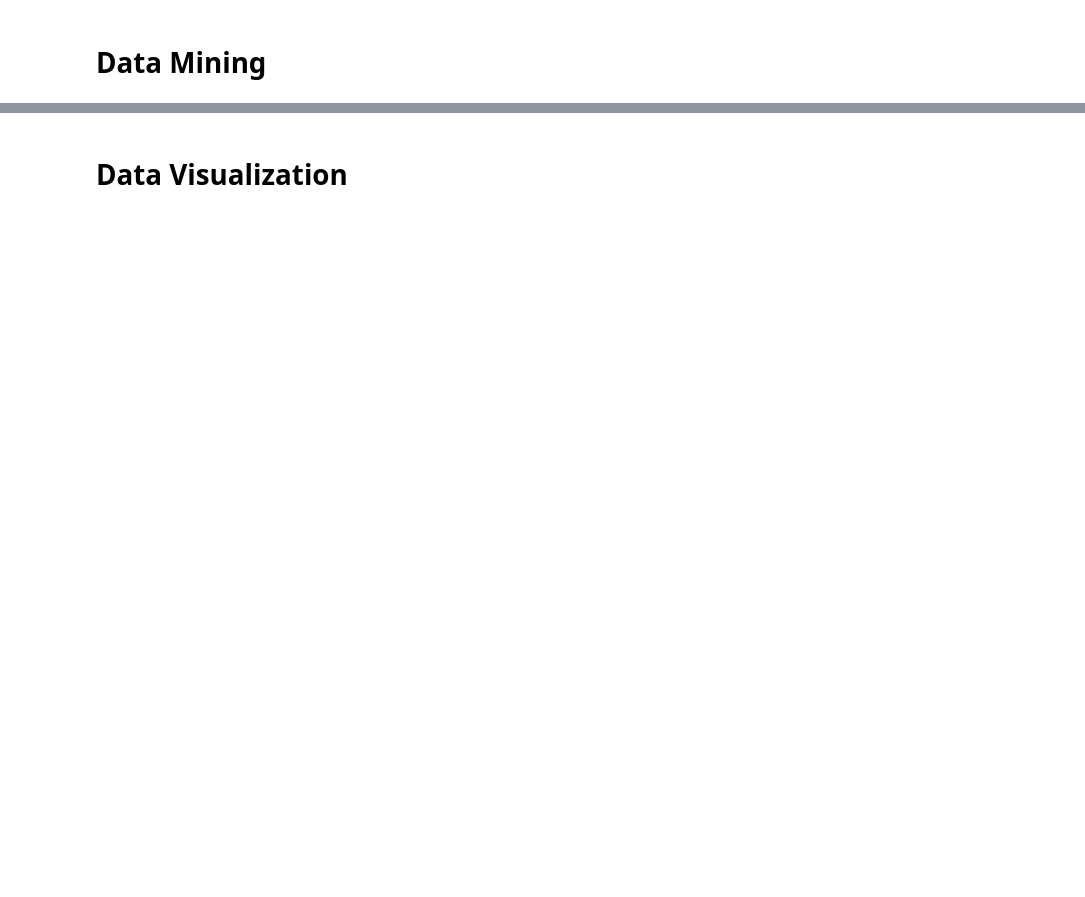
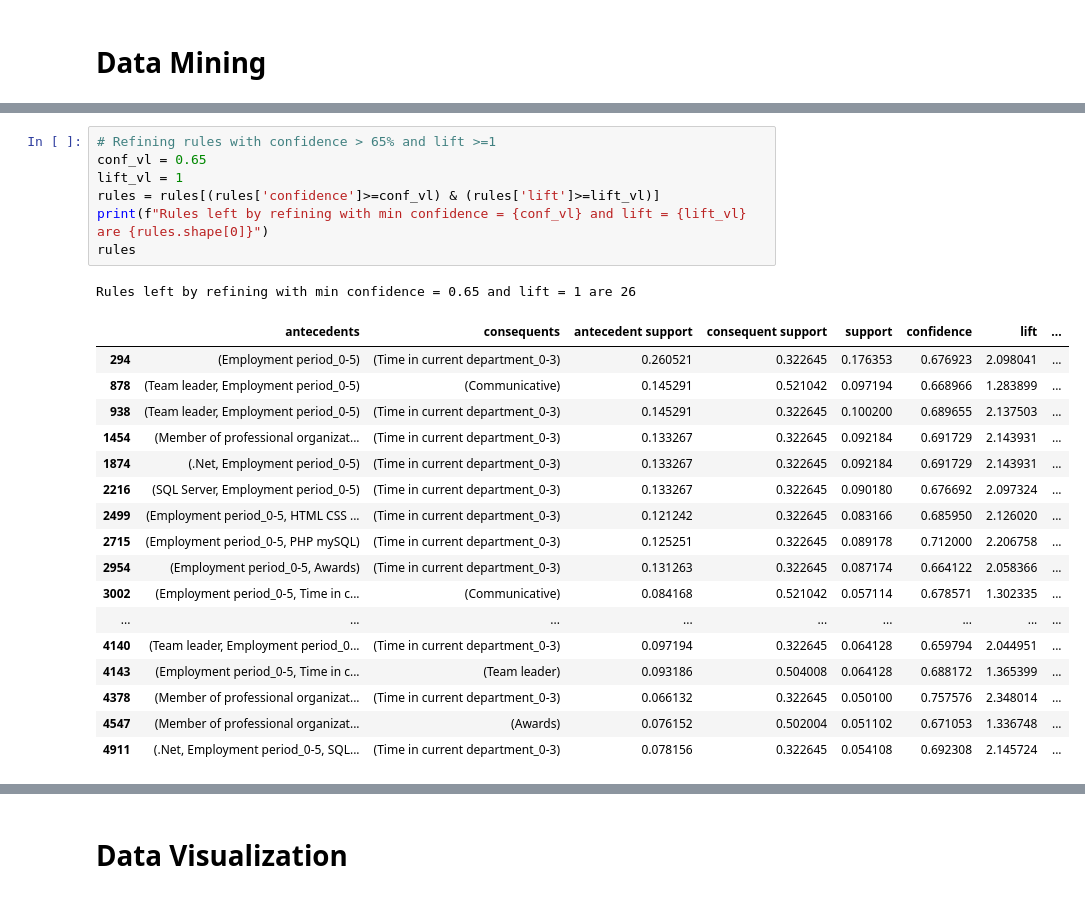
Before and after one commit to BITS-ASSIGNMENT-GROUP-186/association-rule-mining, a Jupyter notebook: Association_Rule_Mining.ipynb, the cells around one changed output, grey strips where cells are left out. Saved outputs shown, nothing was run; the diff lists cells and outputs as text; blank space fills up the shorter version.

```diff
--- a/Association_Rule_Mining.ipynb
+++ b/Association_Rule_Mining.ipynb
@@ -122,0 +268,26 @@ print(f"Total rules generated are {rules.shape[0]}")
+# %%
+# Refining rules with confidence > 65% and lift >=1
+conf_vl = 0.65
+lift_vl = 1
+rules = rules[(rules['confidence']>=conf_vl) & (rules['lift']>=lift_vl)]
+print(f"Rules left by refining with min confidence = {conf_vl} and lift = {lift_vl} are {rules.shape[0]}")
+rules
+# %% [output]
+Rules left by refining with min confidence = 0.65 and lift = 1 are 26
+|  | antecedents | consequents | antecedent support | consequent support | support | confidence | lift | ... |
+| 294 | (Employment period_0-5) | (Time in current department_0-3) | 0.260521 | 0.322645 | 0.176353 | 0.676923 | 2.098041 | ... |
+| 878 | (Team leader, Employment period_0-5) | (Communicative) | 0.145291 | 0.521042 | 0.097194 | 0.668966 | 1.283899 | ... |
+| 938 | (Team leader, Employment period_0-5) | (Time in current department_0-3) | 0.145291 | 0.322645 | 0.100200 | 0.689655 | 2.137503 | ... |
+| 1454 | (Member of professional organizat... | (Time in current department_0-3) | 0.133267 | 0.322645 | 0.092184 | 0.691729 | 2.143931 | ... |
+| 1874 | (.Net, Employment period_0-5) | (Time in current department_0-3) | 0.133267 | 0.322645 | 0.092184 | 0.691729 | 2.143931 | ... |
+| 2216 | (SQL Server, Employment period_0-5) | (Time in current department_0-3) | 0.133267 | 0.322645 | 0.090180 | 0.676692 | 2.097324 | ... |
+| 2499 | (Employment period_0-5, HTML CSS ... | (Time in current department_0-3) | 0.121242 | 0.322645 | 0.083166 | 0.685950 | 2.126020 | ... |
+| 2715 | (Employment period_0-5, PHP mySQL) | (Time in current department_0-3) | 0.125251 | 0.322645 | 0.089178 | 0.712000 | 2.206758 | ... |
+| 2954 | (Employment period_0-5, Awards) | (Time in current department_0-3) | 0.131263 | 0.322645 | 0.087174 | 0.664122 | 2.058366 | ... |
+| 3002 | (Employment period_0-5, Time in c... | (Communicative) | 0.084168 | 0.521042 | 0.057114 | 0.678571 | 1.302335 | ... |
+| ... | ... | ... | ... | ... | ... | ... | ... | ... |
+| 4140 | (Team leader, Employment period_0... | (Time in current department_0-3) | 0.097194 | 0.322645 | 0.064128 | 0.659794 | 2.044951 | ... |
+| 4143 | (Employment period_0-5, Time in c... | (Team leader) | 0.093186 | 0.504008 | 0.064128 | 0.688172 | 1.365399 | ... |
+| 4378 | (Member of professional organizat... | (Time in current department_0-3) | 0.066132 | 0.322645 | 0.050100 | 0.757576 | 2.348014 | ... |
+| 4547 | (Member of professional organizat... | (Awards) | 0.076152 | 0.502004 | 0.051102 | 0.671053 | 1.336748 | ... |
+| 4911 | (.Net, Employment period_0-5, SQL... | (Time in current department_0-3) | 0.078156 | 0.322645 | 0.054108 | 0.692308 | 2.145724 | ... |
```
Also changed, not shown: parts of 31 cells of this notebook, 4 other files.
